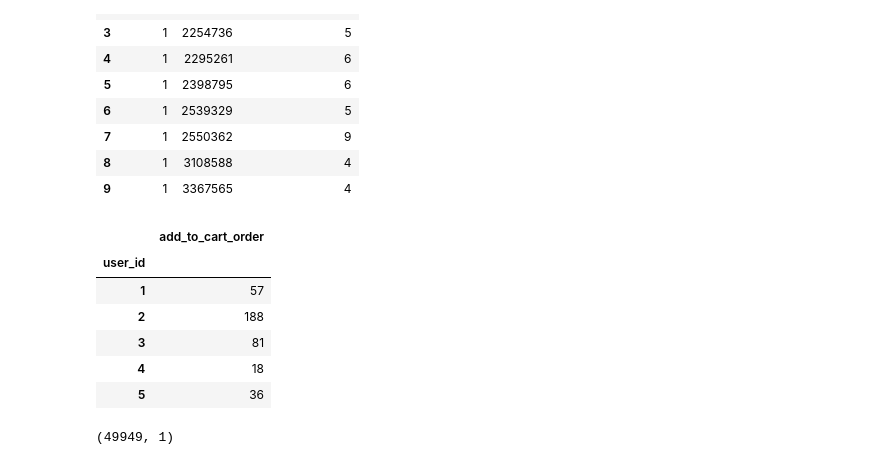
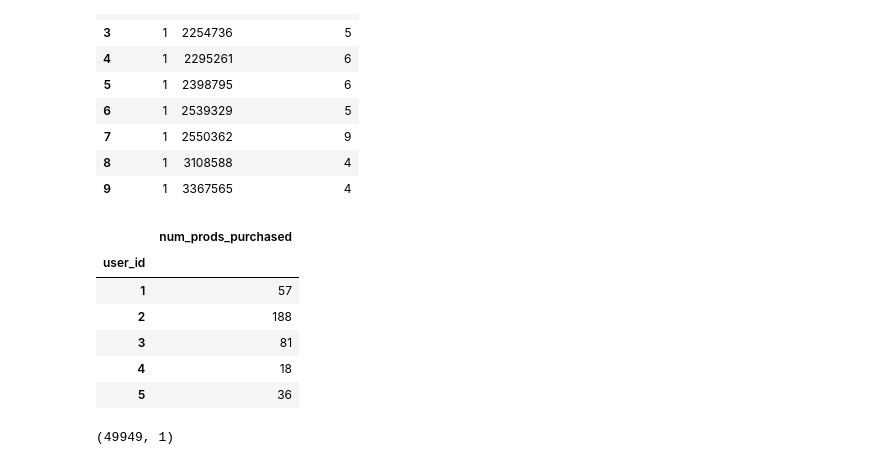
Before and after one commit to ameliapt/instacart_project, a Jupyter notebook: notebooks/2. K-Means_clustering.ipynb, the cells around one changed output. Cells and saved outputs as stored; diff of their text form; code cells hidden in the pictures.

```diff
--- a/notebooks/2. K-Means_clustering.ipynb
+++ b/notebooks/2. K-Means_clustering.ipynb
@@ -261,9 +257,10 @@ X_3_df.head(10)
 | 9 | 1 | 3367565 | 4 |
 # %%
 X_3_df = X_3_df.groupby('user_id').agg({'add_to_cart_order':'sum'})
+X_3_df = X_3_df.rename(columns = {'add_to_cart_order':'num_prods_purchased'})
 X_3_df.head()
 # %% [output]
-|  | add_to_cart_order |
+|  | num_prods_purchased |
 | user_id |  |
 | 1 | 57 |
 | 2 | 188 |
```
Also changed, not shown: parts of 45 cells of this notebook, 15 other files.
